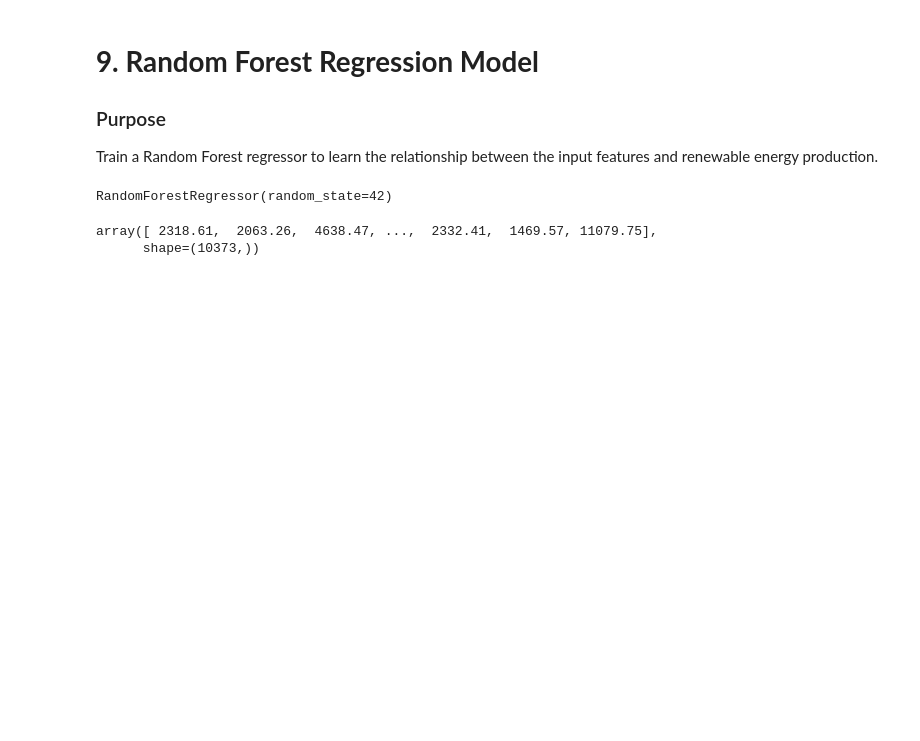
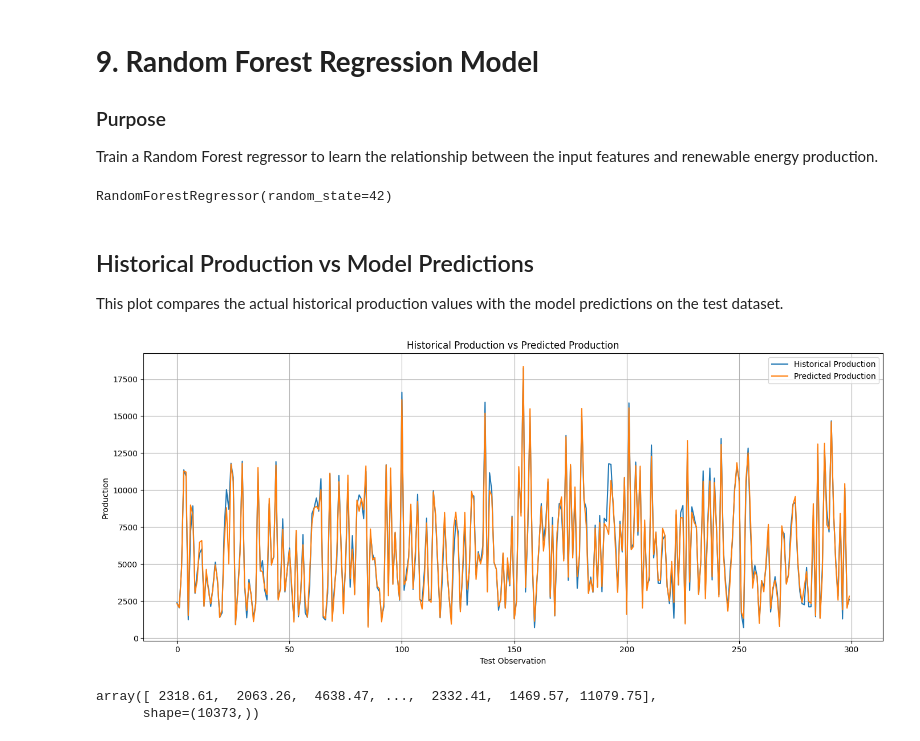
Before and after one commit to Layanmousa/Renewable-Energy---Forecasting, a Jupyter notebook: RenewableEnergyProject.ipynb, the cells around one changed output. Saved outputs shown, nothing was run; the diff lists cells and outputs as text; code cells hidden in the pictures; blank space fills up the shorter version.

```diff
--- a/RenewableEnergyProject.ipynb
+++ b/RenewableEnergyProject.ipynb
@@ -289,6 +289,41 @@ model.fit(X_train, y_train)
 RandomForestRegressor(random_state=42)
 # %%
 y_pred = model.predict(X_test)
+# %% [markdown]
+## Historical Production vs Model Predictions
+
+This plot compares the actual historical production values with the model predictions on the test dataset.
+# %%
+comparison_df = pd.DataFrame({
+    "Historical Production": y_test.reset_index(drop=True),
+    "Predicted Production": y_pred
+})
+
+plot_sample = comparison_df.head(300)
+
+plt.figure(figsize=(14, 6))
+
+plt.plot(
+    plot_sample.index,
+    plot_sample["Historical Production"],
+    label="Historical Production"
+)
+
+plt.plot(
+    plot_sample.index,
+    plot_sample["Predicted Production"],
+    label="Predicted Production"
+)
+
+plt.title("Historical Production vs Predicted Production")
+plt.xlabel("Test Observation")
+plt.ylabel("Production")
+plt.legend()
+plt.grid(True)
+plt.tight_layout()
+plt.show()
+# %% [output]
+[figure, added]
 # %%
 y_pred
 # %% [output]
```
